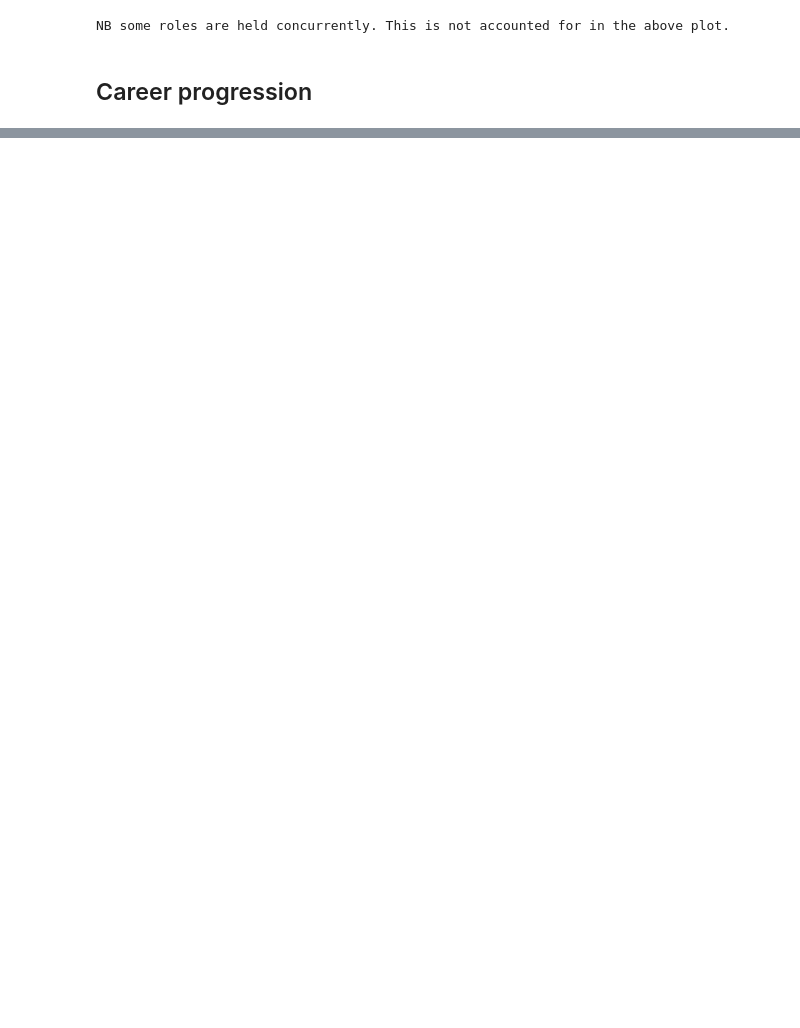
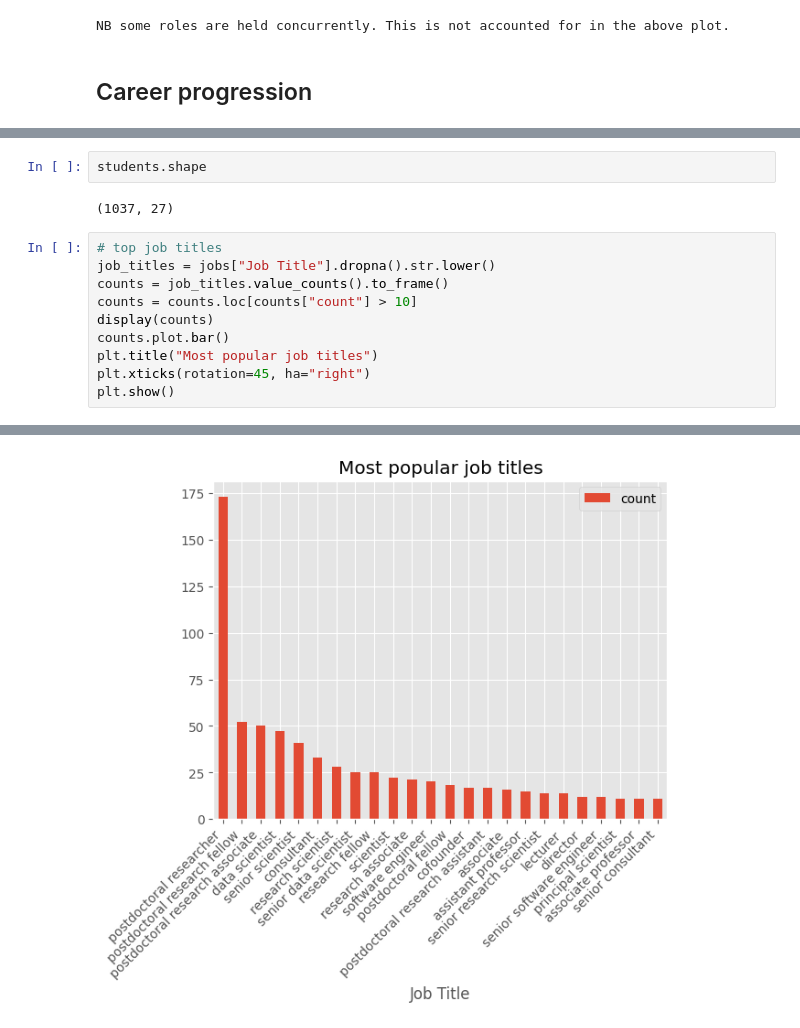
Before and after one commit to 1oana/alumni_project, a Jupyter notebook: jobs_analysis.ipynb, the cells around one changed output, grey strips where cells are left out. Cells and saved outputs as stored; diff of their text form; blank space fills up the shorter version.

```diff
--- a/jobs_analysis.ipynb
+++ b/jobs_analysis.ipynb
@@ -653,0 +823,15 @@ plt.show()
+# %%
+students.shape
+# %% [output]
+(1037, 27)
+# %%
+# top job titles
+job_titles = jobs["Job Title"].dropna().str.lower()
+counts = job_titles.value_counts().to_frame()
+counts = counts.loc[counts["count"] > 10]
+display(counts)
+counts.plot.bar()
+plt.title("Most popular job titles")
+plt.xticks(rotation=45, ha="right")
+plt.show()
+# %% [output]
@@ -653,0 +856 @@ plt.show()
+[figure, added]
```
Also changed, not shown: parts of 15 cells of this notebook, 38 other files.
